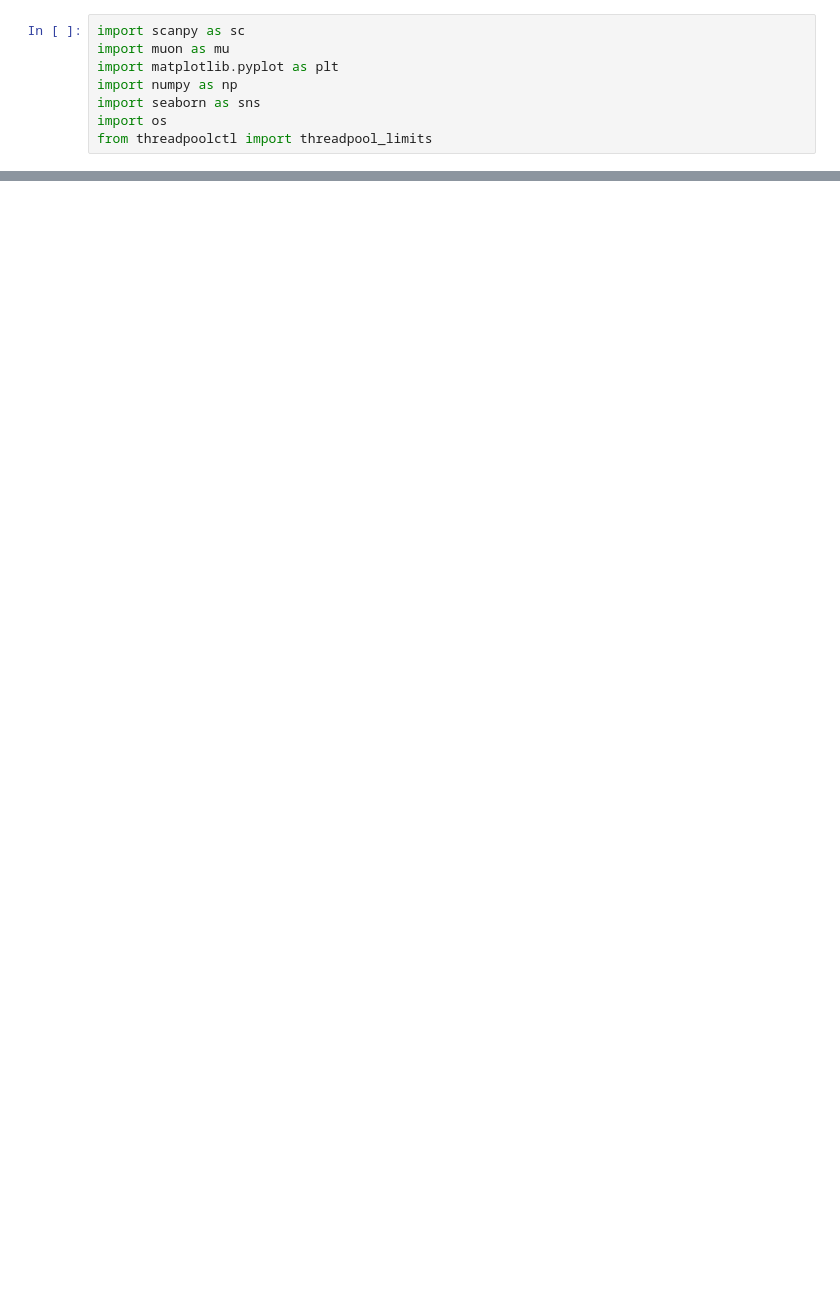
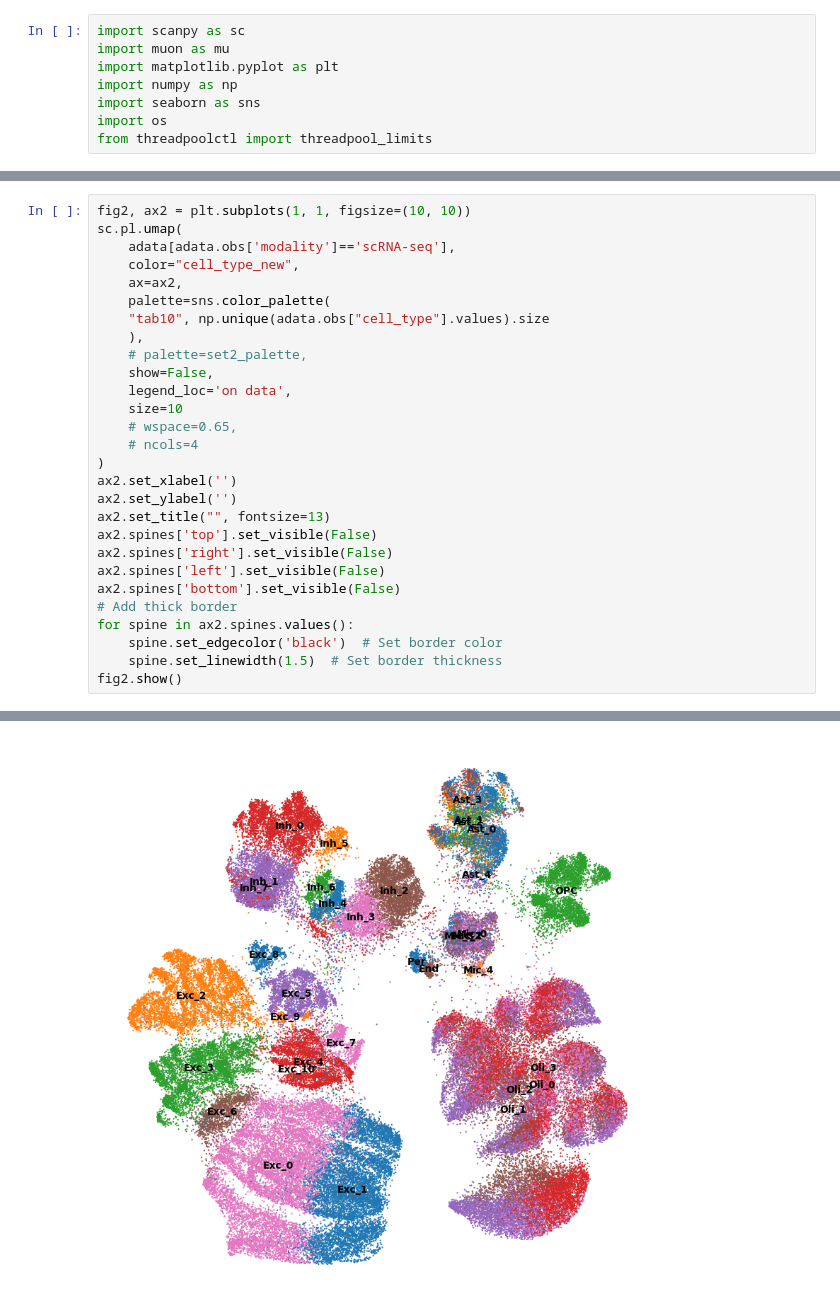
Before and after one commit to 23AIBox/scMamba, a Jupyter notebook: tutorials/umap_plot_for_paper.ipynb, the cells around one changed output, grey strips where cells are left out. Cells and saved outputs as stored; diff of their text form; blank space fills up the shorter version.

```diff
--- a/tutorials/umap_plot_for_paper.ipynb
+++ b/tutorials/umap_plot_for_paper.ipynb
@@ -73,0 +81,29 @@ for method in methods:
+# %%
+fig2, ax2 = plt.subplots(1, 1, figsize=(10, 10))
+sc.pl.umap(
+    adata[adata.obs['modality']=='scRNA-seq'],
+    color="cell_type_new",
+    ax=ax2,
+    palette=sns.color_palette(
+    "tab10", np.unique(adata.obs["cell_type"].values).size
+    ),
+    # palette=set2_palette,
+    show=False,
+    legend_loc='on data',
+    size=10
+    # wspace=0.65,
+    # ncols=4
+)
+ax2.set_xlabel('')
+ax2.set_ylabel('')
+ax2.set_title("", fontsize=13)
+ax2.spines['top'].set_visible(False)
+ax2.spines['right'].set_visible(False)
+ax2.spines['left'].set_visible(False)
+ax2.spines['bottom'].set_visible(False)
+# Add thick border
+for spine in ax2.spines.values():
+    spine.set_edgecolor('black')  # Set border color
+    spine.set_linewidth(1.5)  # Set border thickness
+fig2.show()
+# %% [output]
@@ -73,0 +111 @@ for method in methods:
+[figure, added]
```
Also changed, not shown: parts of 2 cells of this notebook, 16 other files.
